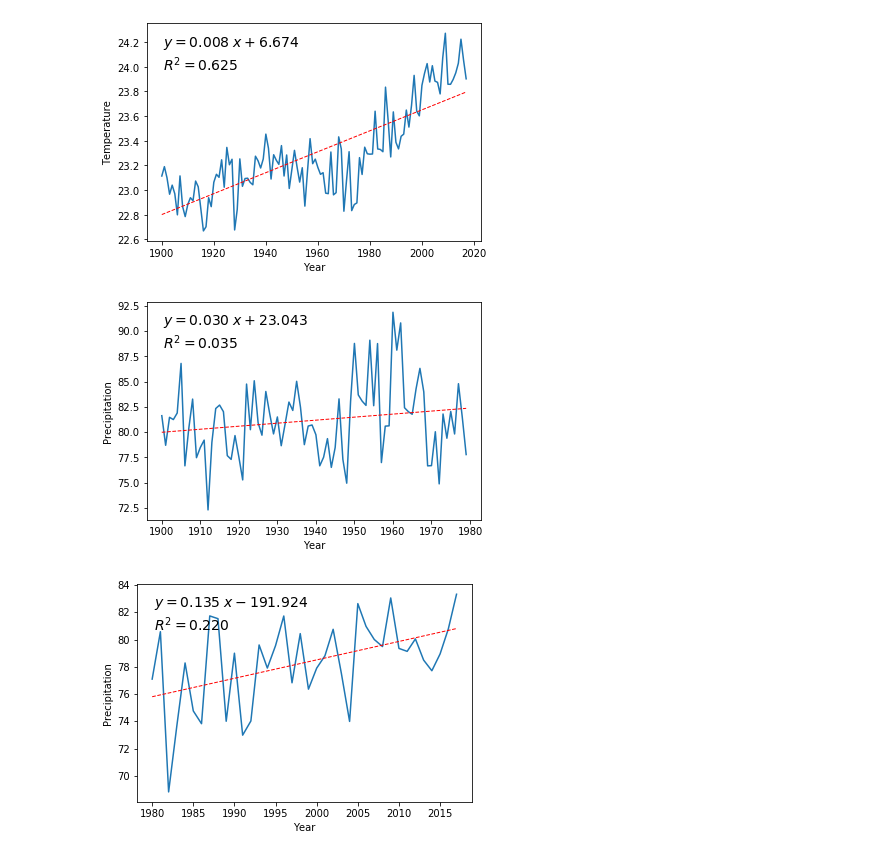
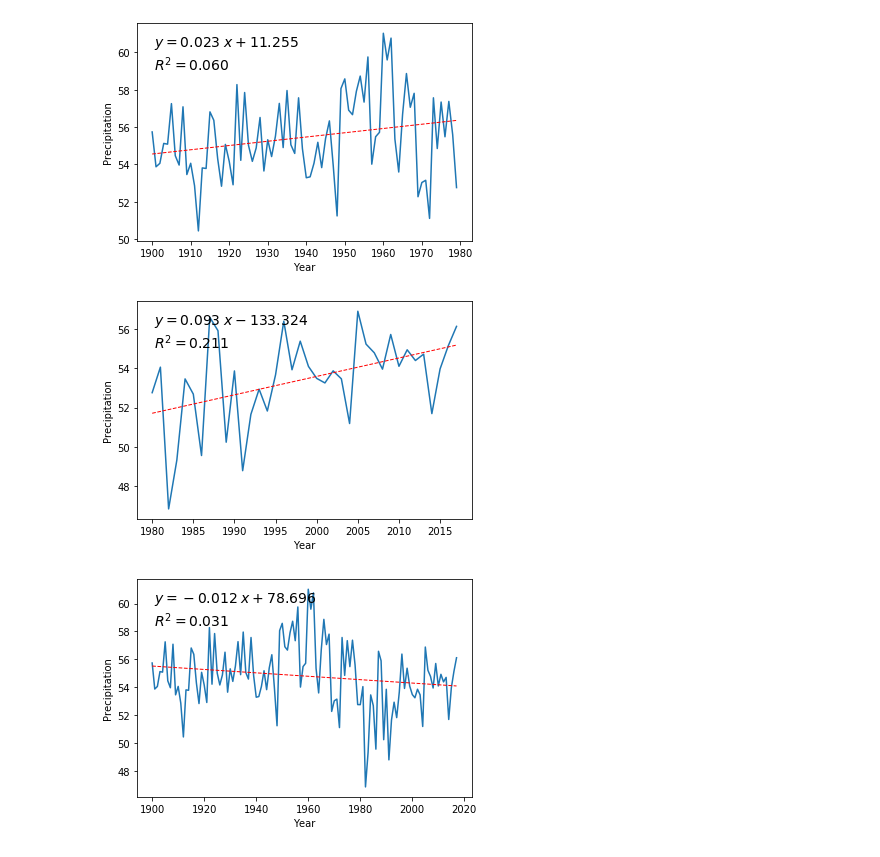
Before and after one commit to cjcarlson/falciparum, a Jupyter notebook: 04 - Climate Trends.ipynb, the cells around one changed output. Drawn from its saved outputs; the diff is of its cells as text; code cells hidden in the pictures.

Commit message:
final graph generating notebook and R script

```diff
--- a/04 - Climate Trends.ipynb
+++ b/04 - Climate Trends.ipynb
@@ -32,0 +25,11 @@ count
+# %%
+gdf = gpd.read_file('/Users/bublai/Dropbox/ruins_remote_sensing/malaria/AfricaADM1.shp')
+gdf['OBJECTID'] = list(map(lambda x: int(x),gdf['OBJECTID']))
+gdf = gdf.set_index('OBJECTID')
+# %%
+crs = ccrs.PlateCarree()
+
+# This can be converted into a `proj4` string/dict compatible with GeoPandas
+crs_proj4 = crs.proj4_init
+gdf = gdf.to_crs(crs_proj4)
+areas = gdf.geometry.area
@@ -33,3 +61,8 @@ count
+# %%
+l = []
+for tup in df.itertuples():
+    l.append(areas[tup[2]])
+df['areas'] = l
 # %%
 df
 # %% [output]
@@ -83,3 +86,14 @@ avg_pre
+# %%
+weighted_avg_gen = lambda data: lambda dfx: (dfx[data] * dfx["areas"]).sum() / dfx["areas"].sum()
+avg_temp_pre = df_pre.groupby('year').apply(weighted_avg_gen('temp'))
+avg_temp_post = df_post.groupby('year').apply(weighted_avg_gen('temp'))
+avg_temp_total = df.groupby('year').apply(weighted_avg_gen('temp'))
+avg_ppt_pre = df_pre.groupby('year').apply(weighted_avg_gen('ppt'))
+avg_ppt_post = df_post.groupby('year').apply(weighted_avg_gen('ppt'))
+avg_ppt_total = df.groupby('year').apply(weighted_avg_gen('ppt'))
+avg_pre = df_pre.groupby('year').mean()
+avg_post = df_post.groupby('year').mean()
+avg_total = df.groupby('year').mean()
 # %%
 fig = plt.figure()
 ax1 = fig.add_subplot()
@@ -119,28 +162,28 @@ plt.savefig('/Users/bublai/Dropbox/ruins_remote_sensing/malaria/temp_post.png')
 # %%
 fig = plt.figure()
 ax1 = fig.add_subplot()
-ax1.set_ylabel('Temperature')
+ax1.set_ylabel('Precipitation')
 ax1.set_xlabel('Year')
-x = avg_total.index.values
-y = avg_total['temp']
+x = avg_ppt_pre.index.values
+y = avg_ppt_pre.values
 plt.plot(x,y)
 z = np.polyfit(x, y, 1)
 y_hat = np.poly1d(z)(x)
 
 plt.plot(x, y_hat, "r--", lw=1)
 text = f"$y={z[0]:0.3f}\;x{z[1]:+0.3f}$\n$R^2 = {r2_score(y,y_hat):0.3f}$"
 plt.gca().text(0.05, 0.95, text,transform=plt.gca().transAxes,
      fontsize=14, verticalalignment='top')
-plt.savefig('/Users/bublai/Dropbox/ruins_remote_sensing/malaria/temp_all.png')
+plt.savefig('/Users/bublai/Dropbox/ruins_remote_sensing/malaria/ppt_pre.png')
 # %% [output]
-[figure, old version]
+[figure, new version]
 # %%
 fig = plt.figure()
 ax1 = fig.add_subplot()
 ax1.set_ylabel('Precipitation')
 ax1.set_xlabel('Year')
-x = avg_pre.index.values
-y = avg_pre['ppt']
+x = avg_ppt_post.index.values
+y = avg_ppt_post.values
 plt.plot(x,y)
 z = np.polyfit(x, y, 1)
 y_hat = np.poly1d(z)(x)
@@ -149,16 +192,16 @@ plt.plot(x, y_hat, "r--", lw=1)
 text = f"$y={z[0]:0.3f}\;x{z[1]:+0.3f}$\n$R^2 = {r2_score(y,y_hat):0.3f}$"
 plt.gca().text(0.05, 0.95, text,transform=plt.gca().transAxes,
      fontsize=14, verticalalignment='top')
-plt.savefig('/Users/bublai/Dropbox/ruins_remote_sensing/malaria/ppt_pre.png')
+plt.savefig('/Users/bublai/Dropbox/ruins_remote_sensing/malaria/ppt_post.png')
 # %% [output]
-[figure, old version]
+[figure, new version]
 # %%
 fig = plt.figure()
 ax1 = fig.add_subplot()
 ax1.set_ylabel('Precipitation')
 ax1.set_xlabel('Year')
-x = avg_post.index.values
-y = avg_post['ppt']
+x = avg_ppt_total.index.values
+y = avg_ppt_total.values
 plt.plot(x,y)
 z = np.polyfit(x, y, 1)
 y_hat = np.poly1d(z)(x)
@@ -167,9 +210,9 @@ plt.plot(x, y_hat, "r--", lw=1)
 text = f"$y={z[0]:0.3f}\;x{z[1]:+0.3f}$\n$R^2 = {r2_score(y,y_hat):0.3f}$"
 plt.gca().text(0.05, 0.95, text,transform=plt.gca().transAxes,
      fontsize=14, verticalalignment='top')
-plt.savefig('/Users/bublai/Dropbox/ruins_remote_sensing/malaria/ppt_post.png')
+plt.savefig('/Users/bublai/Dropbox/ruins_remote_sensing/malaria/ppt_all.png')
 # %% [output]
-[figure, old version]
+[figure, new version]
 # %%
 fig = plt.figure()
 ax1 = fig.add_subplot()
```
Also changed, not shown: parts of 14 cells of this notebook, 1 other file.
